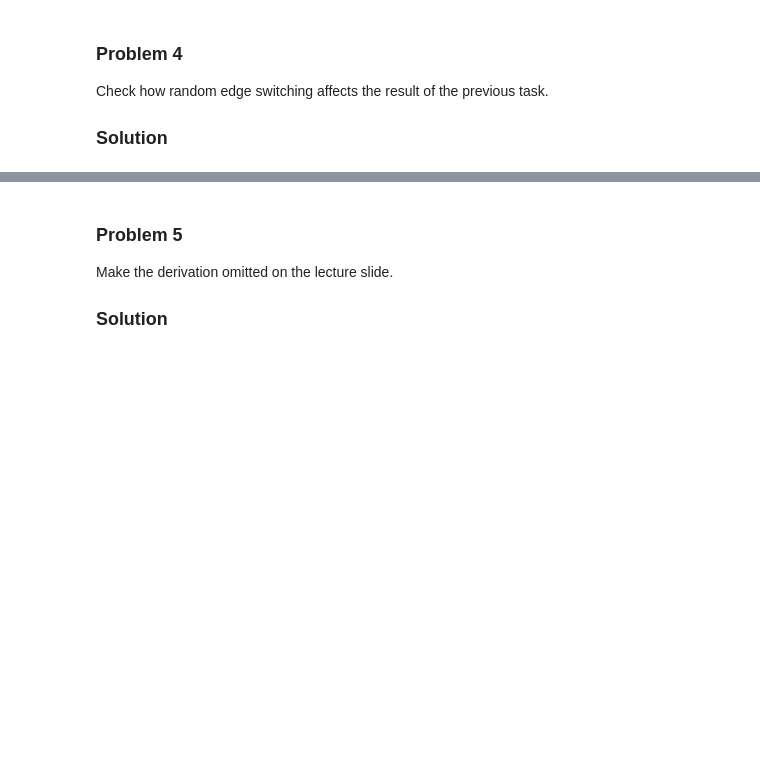
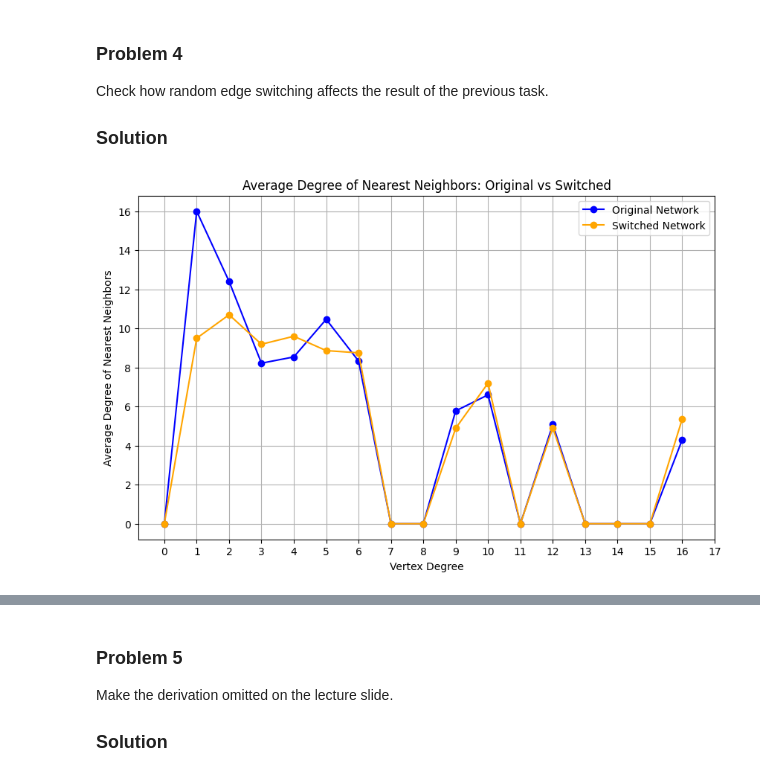
Before and after one commit to alessandrogentili001/Social-Networks-and-Recommendation-Systems, a Jupyter notebook: week_04/lab04.ipynb, the cells around one changed output, grey strips where cells are left out. Cells and saved outputs as stored; diff of their text form; code cells hidden in the pictures; blank space fills up the shorter version.

```diff
--- a/week_04/lab04.ipynb
+++ b/week_04/lab04.ipynb
@@ -628,3 +681,94 @@ Determine the dependence of the average degree of the nearest neighbor on the de
 Check how random edge switching affects the result of the previous task.
 
 ### Solution
+# %%
+import numpy as np
+import matplotlib.pyplot as plt
+import networkx as nx
+import random
+
+# Function to calculate average degree of nearest neighbors
+def average_nearest_neighbor_degree(G):
+    avg_neighbor_degree = {}
+    for node in G.nodes():
+        neighbors = list(G.neighbors(node))
+        if neighbors:  # If the node has neighbors
+            neighbor_degrees = [G.degree(n) for n in neighbors]
+            avg_neighbor_degree[node] = np.mean(neighbor_degrees)
+        else:
+            avg_neighbor_degree[node] = 0  # If no neighbors, average is 0
+    return avg_neighbor_degree
+
+# Function to perform random edge switching
+def random_edge_switching(G, num_switches=1000):
+    edges = list(G.edges())
+    for _ in range(num_switches):
+        if len(edges) < 2:
+            break
+        edge1, edge2 = random.sample(edges, 2)  # Select two random edges
+        u1, v1 = edge1
+        u2, v2 = edge2
+        # Switch the endpoints of the edges
+        if (u1, v2) not in edges and (u2, v1) not in edges and u1 != v2 and u2 != v1:
+            edges.remove(edge1)
+            edges.remove(edge2)
+            edges.append((u1, v2))
+            edges.append((u2, v1))
+    G_new = nx.Graph()
+    G_new.add_edges_from(edges)
+    return G_new
+
+# Function to plot average neighbor degree
+def plot_avg_neighbor_degree(original_G, switched_G):
+    original_avg_neighbor_degree = average_nearest_neighbor_degree(original_G)
+    switched_avg_neighbor_degree = average_nearest_neighbor_degree(switched_G)
+
+    # Degrees for both networks
+    original_degrees = [original_G.degree(node) for node in original_G.nodes()]
+    switched_degrees = [switched_G.degree(node) for node in switched_G.nodes()]
+    original_neighbors = list(original_avg_neighbor_degree.values())
+    switched_neighbors = list(switched_avg_neighbor_degree.values())
+
+    # Group data by degree
+    degree_bins = np.arange(0, max(original_degrees) + 1, 1)
+    original_avg_neighbors_binned = []
+    switched_avg_neighbors_binned = []
+
+    for i in range(len(degree_bins) - 1):
+        # Original network
+        bin_mask = (np.array(original_degrees) >= degree_bins[i]) & (np.array(original_degrees) < degree_bins[i + 1])
+        if np.any(bin_mask):
+            original_avg_neighbors_binned.append(np.mean(np.array(original_neighbors)[bin_mask]))
+        else:
+            original_avg_neighbors_binned.append(0)
+
+        # Switched network
+        bin_mask_switched = (np.array(switched_degrees) >= degree_bins[i]) & (np.array(switched_degrees) < degree_bins[i + 1])
+        if np.any(bin_mask_switched):
+            switched_avg_neighbors_binned.append(np.mean(np.array(switched_neighbors)[bin_mask_switched]))
+        else:
+            switched_avg_neighbors_binned.append(0)
+
+    # Plotting
+    plt.figure(figsize=(10, 6))
+    plt.plot(degree_bins[:-1], original_avg_neighbors_binned, marker='o', label='Original Network', color='blue')
+    plt.plot(degree_bins[:-1], switched_avg_neighbors_binned, marker='o', label='Switched Network', color='orange')
+    plt.title("Average Degree of Nearest Neighbors: Original vs Switched")
+    plt.xlabel("Vertex Degree")
+    plt.ylabel("Average Degree of Nearest Neighbors")
+    plt.xticks(degree_bins)
+    plt.legend()
+    plt.grid()
+    plt.show()
+
+# Example: Using a real network (e.g., Zachary's Karate Club)
+G_original = nx.karate_club_graph()  # Base network
+G_switched = random_edge_switching(G_original.copy(), num_switches=1000)  # Random edge switching
+plot_avg_neighbor_degree(G_original, G_switched)
+
+# Example: Using an artificial network (e.g., Barabasi-Albert model)
+G_artificial = nx.barabasi_albert_graph(1000, 5)  # Base network
+G_artificial_switched = random_edge_switching(G_artificial.copy(), num_switches=1000)  # Random edge switching
+plot_avg_neighbor_degree(G_artificial, G_artificial_switched)
+# %% [output]
+[figure, added]
```
Also changed, not shown: parts of 3 cells of this notebook.
